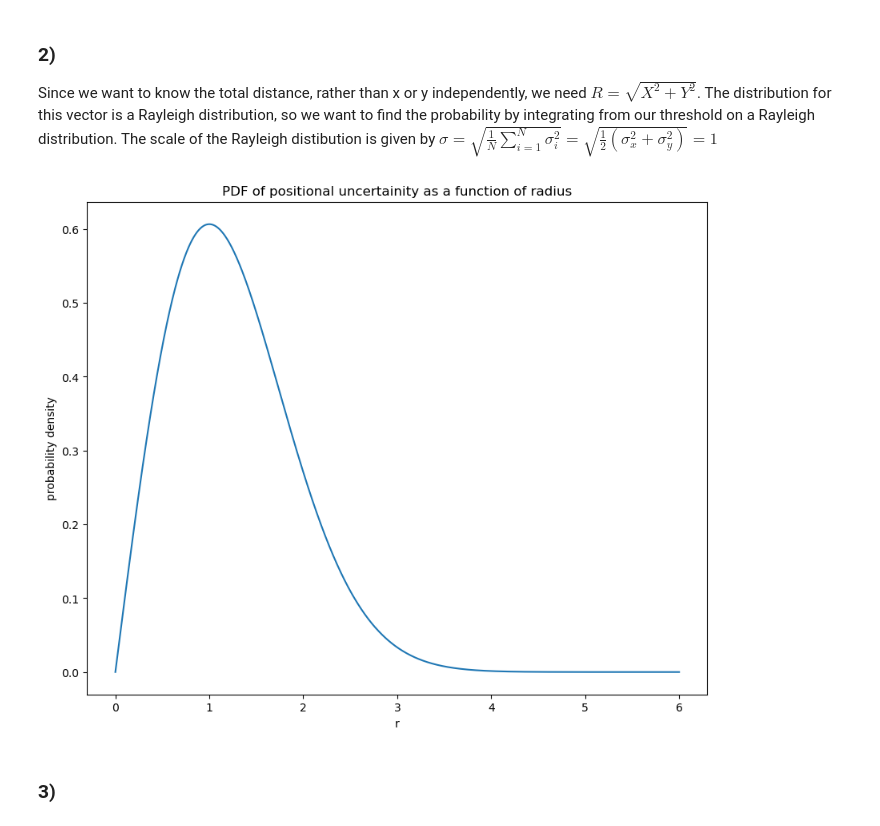
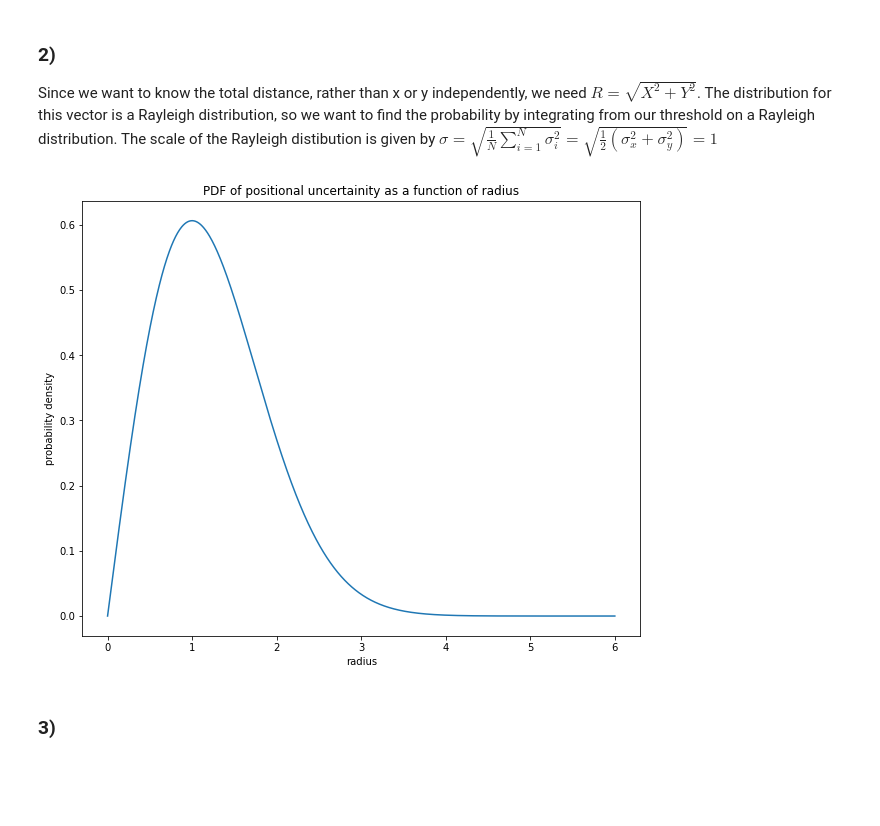
Before and after one commit to pgwart/PHYS434, a Jupyter notebook: lab3.ipynb, the cells around one changed output. Drawn from its saved outputs; the diff is of its cells as text; code cells hidden in the pictures; blank space fills up the shorter version.

```diff
--- a/lab3.ipynb
+++ b/lab3.ipynb
@@ -142,12 +142,12 @@ Since we want to know the total distance, rather than x or y independently, we n
 # %%
 x = np.linspace(0,6,1000)
 plt.plot(x, stats.rayleigh.pdf(x, loc=0, scale=1))
 plt.title('PDF of positional uncertainity as a function of radius')
-plt.xlabel('r')
+plt.xlabel('radius')
 plt.ylabel('probability density')
 plt.show()
 # %% [output]
-[figure, old version]
+[figure, new version]
 # %% [markdown]
 ### 3)
 # %%
```
Also changed, not shown: parts of 9 cells of this notebook.
